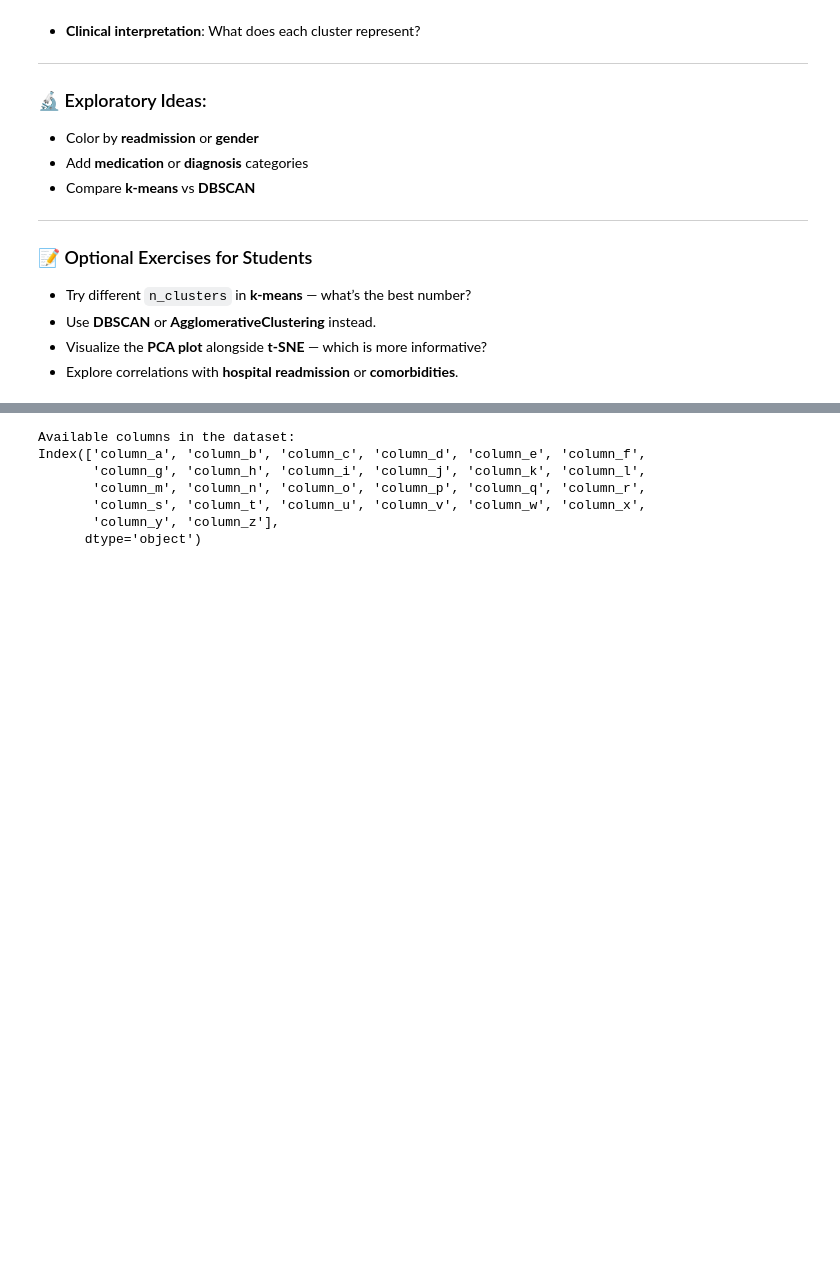
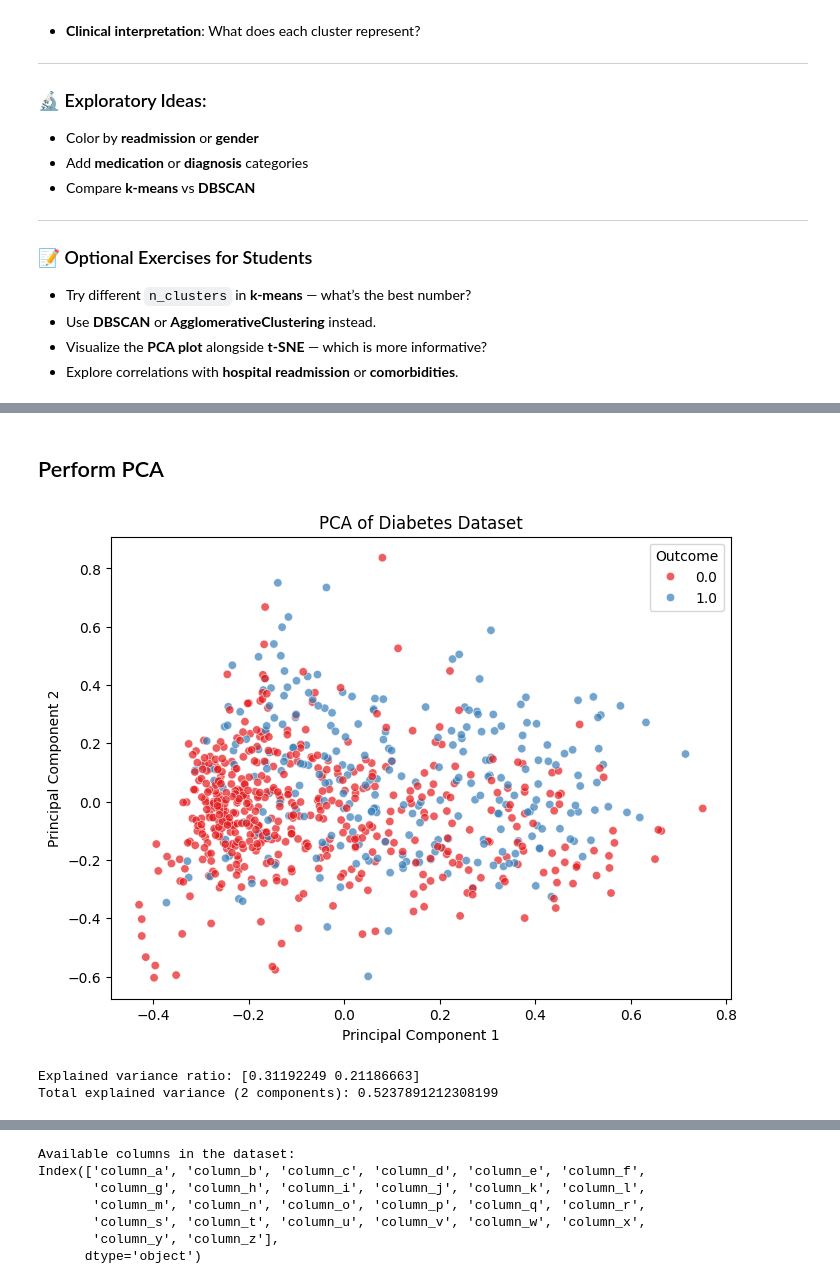
Before and after one commit to neelsoumya/python_machine_learning, a Jupyter notebook: EHR_data_unsupervised_learning.ipynb, the cells around one changed output, grey strips where cells are left out. Saved outputs shown, nothing was run; the diff lists cells and outputs as text; code cells hidden in the pictures; blank space fills up the shorter version.

```diff
--- a/EHR_data_unsupervised_learning.ipynb
+++ b/EHR_data_unsupervised_learning.ipynb
@@ -56,0 +138,35 @@ import openml
+# %% [markdown]
+## Perform PCA
+# %%
+from sklearn.decomposition import PCA
+import matplotlib.pyplot as plt
+import seaborn as sns
+import pandas as pd
+
+# Exclude the target column for PCA
+features = df_normalized.drop(columns=['Outcome'])
+
+# Apply PCA
+pca = PCA(n_components=2)
+principal_components = pca.fit_transform(features)
+
+# Create a DataFrame for the principal components
+pca_df = pd.DataFrame(data=principal_components, columns=['PC1', 'PC2'])
+pca_df['Outcome'] = df_normalized['Outcome'].values
+
+# Visualize
+plt.figure(figsize=(8, 6))
+sns.scatterplot(x='PC1', y='PC2', hue='Outcome', data=pca_df, palette='Set1', alpha=0.7)
+plt.title('PCA of Diabetes Dataset')
+plt.xlabel('Principal Component 1')
+plt.ylabel('Principal Component 2')
+plt.legend(title='Outcome')
+plt.show()
+
+# Explained variance
+print("Explained variance ratio:", pca.explained_variance_ratio_)
+print("Total explained variance (2 components):", pca.explained_variance_ratio_.sum())
+# %% [output]
+[figure, added]
+Explained variance ratio: [0.31192249 0.21186663]
+Total explained variance (2 components): 0.5237891212308199
```
Also changed, not shown: parts of 8 cells of this notebook.
